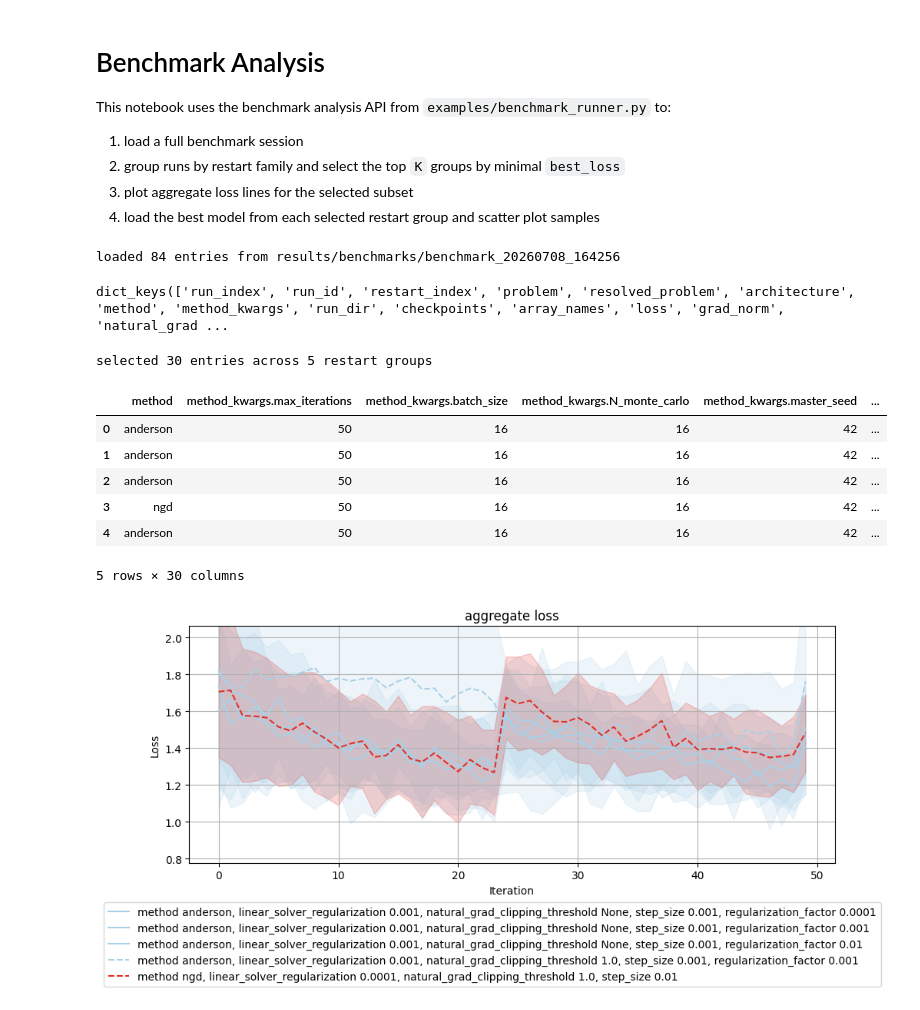
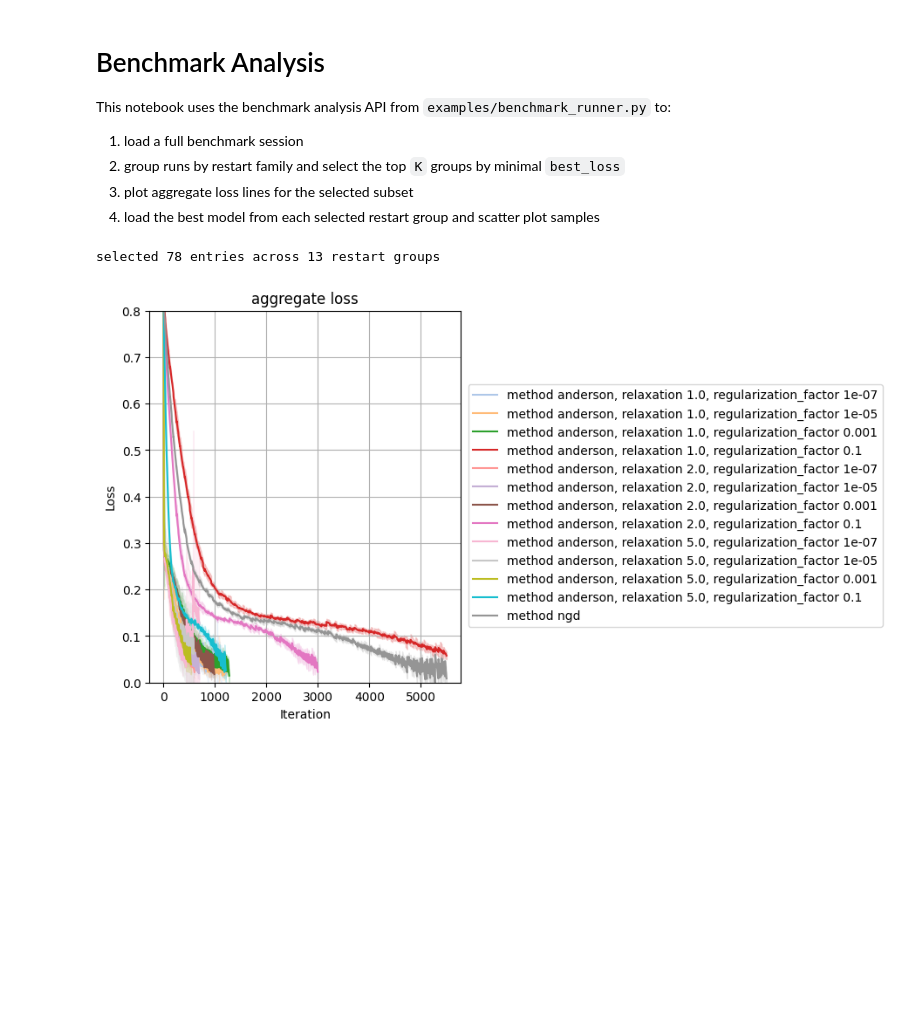
Before and after one commit to viviaxenov/NeuRiPP, a Jupyter notebook: examples/benchmark_analysis.ipynb, the cells around one changed output. Cells and saved outputs as stored; diff of their text form; code cells hidden in the pictures; blank space fills up the shorter version.

Commit message:
Changed plotting, fixed minor errors

```diff
--- a/examples/benchmark_analysis.ipynb
+++ b/examples/benchmark_analysis.ipynb
@@ -23,14 +24,41 @@ from benchmark_runner import (
     restart_group_columns,
 )
 # %%
-session_dir = Path('./results/benchmarks/benchmark_20260708_164256/')
+session_dir = Path('./results/ce_two_spirals_anderson_big/benchmark_20260715_173225/')
+session_dir = Path('./results/ce_checkerboard_big/benchmark_20260716_011405/')
+session_dir = Path('./results/mmd_8gaussians_big/benchmark_20260717_002534/')
+
+# clipping gradient, not update vector; anderson
+#session_dir = Path('./results/ce_two_spirals_anderson/benchmark_20260715_143611/')
+#session_dir_adaptive = Path('./results/ce_two_spirals_anderson_adaptive/benchmark_20260715_154313/')
+# clipping gradient, not update vector; smaller clipping
+#session_dir_ngd = Path('./results/ce_two_spirals_arch_search_clipping/benchmark_20260713_232123/')
+# clipping gradient, not update vector; larger clipping
+# session_dir = Path('./results/ce_two_spirals_arch_search_clipping/benchmark_20260713_144235/')
 entries = load_experiment_entries(session_dir)
+#entries += load_experiment_entries(session_dir_ngd)
+#entries += load_experiment_entries(session_dir_adaptive)
+# session_dir = Path('./results/ce_two_spirals_arch_search_clipping/benchmark_20260708_203116/')
+# entries += load_experiment_entries(session_dir)
+for e in entries:
+    e['method_kwargs'].pop('max_iterations')
 
-print(f'loaded {len(entries)} entries from {session_dir}')
-entries[0].keys()
+for entry in entries:
+    if 'bw_multipliers' in entry['problem']['functional']:
+        entry['problem']['functional']['bw_multipliers'] = tuple(entry['problem']['functional']['bw_multipliers'])
+
+df_all = entries_to_frame(entries)
-# %% [output]
-loaded 84 entries from results/benchmarks/benchmark_20260708_164256
-dict_keys(['run_index', 'run_id', 'restart_index', 'problem', 'resolved_problem', 'architecture', 'method', 'method_kwargs', 'run_dir', 'checkpoints', 'array_names', 'loss', 'grad_norm', 'natural_grad ...
+# %%
+arch_cols = [colname for colname in df_all.columns if 'architecture' in colname]
+
+cmaps = ['Reds', 'Blues', 'Oranges']
+
+for arch_param, df_arch in df_all.groupby(arch_cols):
+    _, _, w_hidden, n_hidden, _, n_steps, _, _, _ = arch_param
+    group_cols = restart_group_columns(df_arch)
+    best_k_with_reruns = df_arch.\
+        groupby(group_cols).\
+        apply(lambda _df: _df['best_loss'].min(), include_groups=False)
 # %%
 def select_top_k_restart_groups(entries, k):
     frame = entries_to_frame(entries)
@@ -77,21 +143,13 @@ def best_entry_per_restart_group(entries):
     entry_indices = frame.loc[best_row_indices, 'entry_index'].tolist()
     return [entries[int(index)] for index in entry_indices]
 # %%
-top_k = 5
+top_k = 25
 subset_entries, subset_summary = select_top_k_restart_groups(entries, top_k)
 best_entries = best_entry_per_restart_group(subset_entries)
 
 print(f'selected {len(subset_entries)} entries across {len(best_entries)} restart groups')
-subset_summary
 # %% [output]
-selected 30 entries across 5 restart groups
+selected 78 entries across 13 restart groups
-|  | method | method_kwargs.max_iterations | method_kwargs.batch_size | method_kwargs.N_monte_carlo | method_kwargs.master_seed | ... |
-| 0 | anderson | 50 | 16 | 16 | 42 | ... |
-| 1 | anderson | 50 | 16 | 16 | 42 | ... |
-| 2 | anderson | 50 | 16 | 16 | 42 | ... |
-| 3 | ngd | 50 | 16 | 16 | 42 | ... |
-| 4 | anderson | 50 | 16 | 16 | 42 | ... |
-5 rows × 30 columns
 # %%
 def plot_line_groups(groups):
     for group in groups:
@@ -126,7 +184,7 @@ def plot_line_groups(groups):
                 x = np.arange(len(loss))
                 ax.plot(
                     x,
-                    loss,
+                    loss - df_all['best_loss'].min(),
                     label=line['label'],
                     color=color,
                     linestyle=linestyle,
@@ -137,21 +195,25 @@ def plot_line_groups(groups):
         ax.set_xlabel('Iteration')
         ax.set_ylabel('Loss')
         ax.set_ylim(
-            bottom=subset_summary['min_best_loss'].min(),
-            top=line['loss_upper'][0], )
+            bottom=-0.0,
+            top=.8, )
         ax.grid()
-        fig.legend(loc='outside lower center')
+        fig.legend(loc='outside center right')
         plt.show()
 # %%
 style_channels = {
-    'colormap': ['Blues', 'Reds', 'Greens', 'Purples'],
+    'colormap': ['tab20', 'Greys', 'Blues'],
     'linestyle': ['-', '--', ':', '-.'],
 }
+param_to_channel = {
+    'method': 'cmap',
+    'regularization_factor': 'color',
+    'regularization_method': 'cmap' }
 
-groups = get_lines(subset_entries, style_channels)
+groups = get_lines(subset_entries, style_channels=style_channels, style_channel_map=param_to_channel)
 plot_line_groups(groups)
 # %% [output]
-[figure, old version]
+[figure, new version]
 # %%
 def scatter_best_entries(entries, checkpoint_key='best', n_samples=512):
     if not entries:
```
Also changed, not shown: parts of 31 cells of this notebook, 3 other files.
